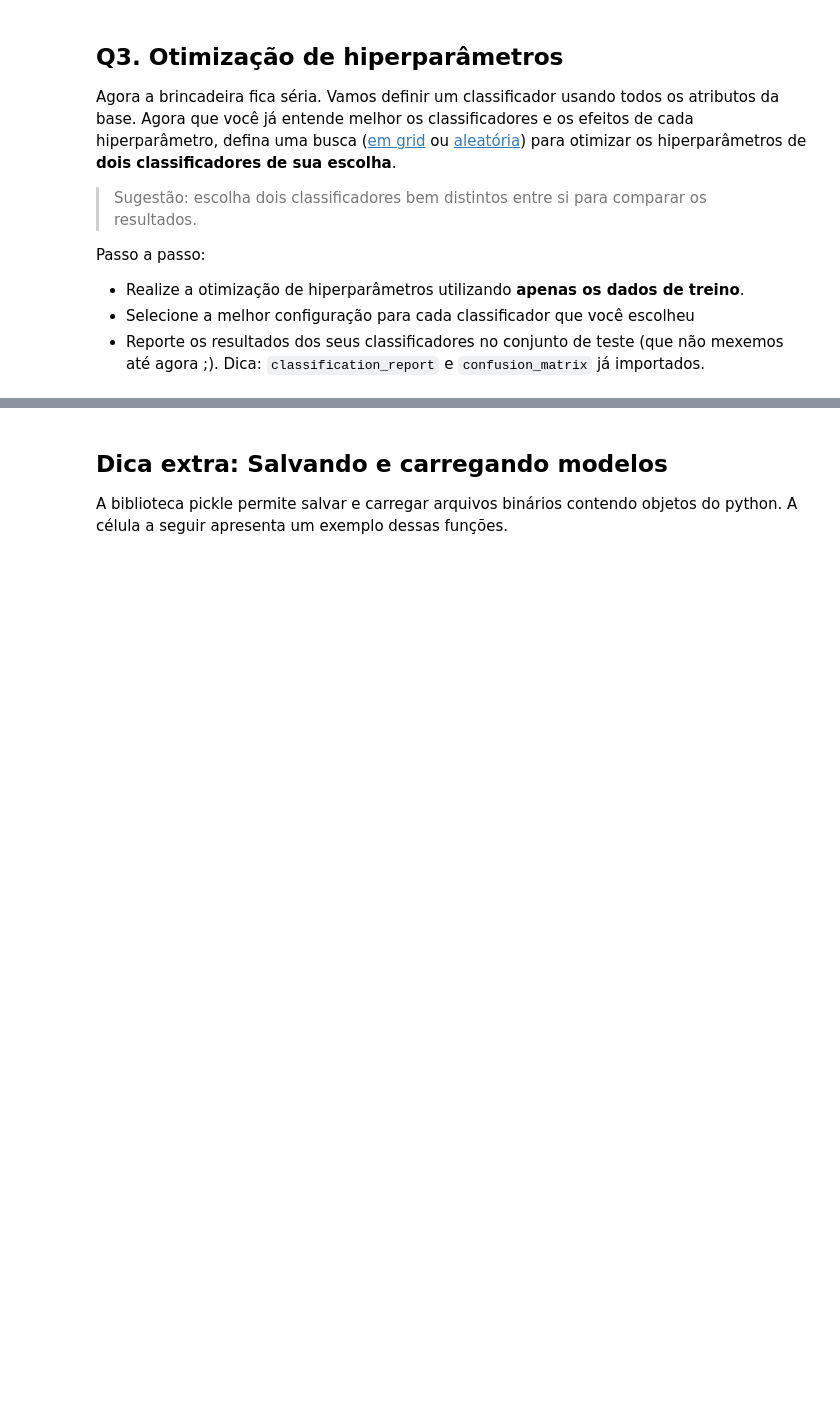
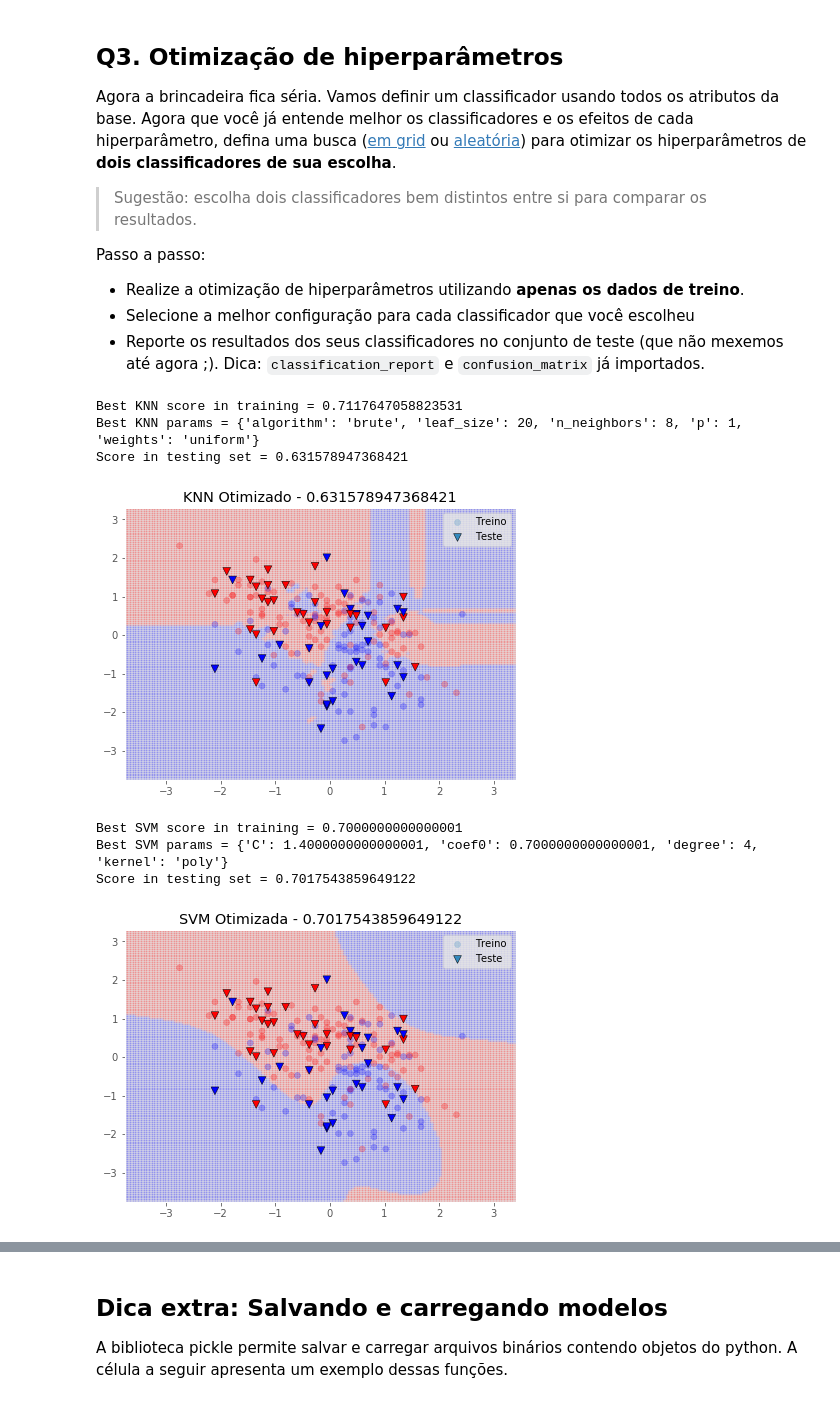
Before and after one commit to RafaelAmauri/Inteligencia-Artificial, a Jupyter notebook: Atividade 7 - Classificação/Exercício_Classificação.ipynb, the cells around one changed output, grey strips where cells are left out. Drawn from its saved outputs; the diff is of its cells as text; code cells hidden in the pictures; blank space fills up the shorter version.

```diff
--- a/Atividade 7 - Classificação/Exercício_Classificação.ipynb
+++ b/Atividade 7 - Classificação/Exercício_Classificação.ipynb
@@ -185,34 +197,44 @@ clf_knn.fit(X2d_train, y2d_train)
 
 print(f"Best KNN score in training = {clf_knn.best_score_}")
 print(f"Best KNN params = {clf_knn.best_params_}")
 
 clf_knn = clf_knn.best_estimator_
 
 print(f"Score in testing set = {clf_knn.score(X2d_val, y2d_val)}")
 plot_boundary(X2d_train, X2d_val, y2d_train, y2d_val, clf_knn, 'KNN Otimizado')
 
 
 ####################
 ##
 ##  SVM
 ##
 ####################
 
 parameters_svm = {
     'kernel': ['linear', 'poly', 'rbf', 'sigmoid'],
     'C': np.arange(0.1, 4, 0.1),
-    'degree': [1, 2, 3, 4]
+    'degree': [1, 2, 3, 4],
+    'coef0': np.arange(0.0, 1.5, 0.1)
     }
 
 classifier = svm.SVC()
 clf_svm = GridSearchCV(classifier, parameters_svm)
 clf_svm.fit(X2d_train, y2d_train)
 
 print(f"Best SVM score in training = {clf_svm.best_score_}")
 print(f"Best SVM params = {clf_svm.best_params_}")
 
 print(f"Score in testing set = {clf_svm.score(X2d_val, y2d_val)}")
 plot_boundary(X2d_train, X2d_val, y2d_train, y2d_val, clf_svm, 'SVM Otimizada')
+# %% [output]
+Best KNN score in training = 0.7117647058823531
+Best KNN params = {'algorithm': 'brute', 'leaf_size': 20, 'n_neighbors': 8, 'p': 1, 'weights': 'uniform'}
+Score in testing set = 0.631578947368421
+[figure, added]
+Best SVM score in training = 0.7000000000000001
+Best SVM params = {'C': 1.4000000000000001, 'coef0': 0.7000000000000001, 'degree': 4, 'kernel': 'poly'}
+Score in testing set = 0.7017543859649122
+[figure, added]
 # %%
 ## TODO Retreine os modelos com os melhores hiperparâmetros
 ## TODO Reporte o desempenho de cada classificador
```
Also changed, not shown: parts of 3 cells of this notebook.
